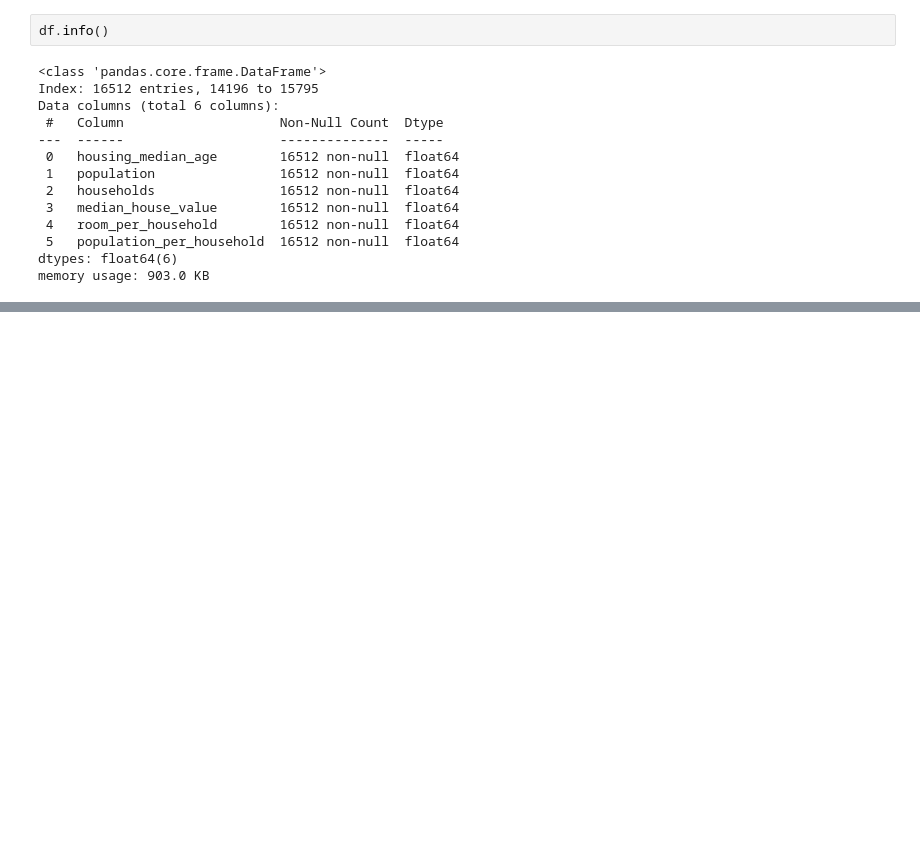
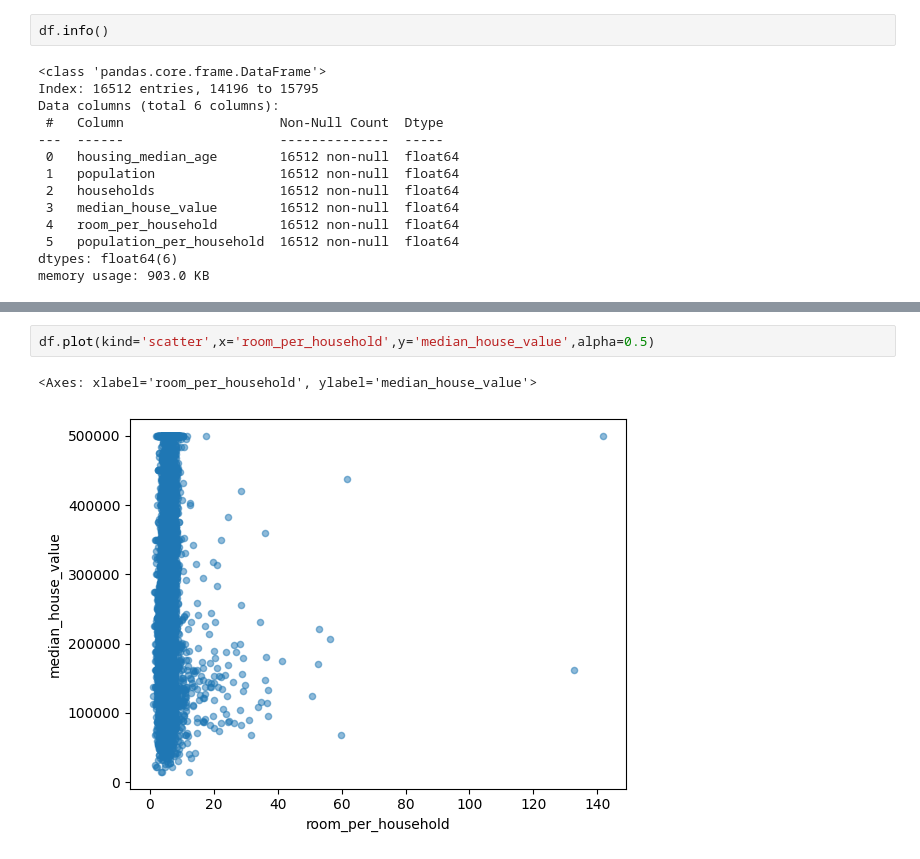
Before and after one commit to Nimish-nks/HousingProject, a Jupyter notebook: notebook/EDA.ipynb, the cells around one changed output, grey strips where cells are left out. Saved outputs shown, nothing was run; the diff lists cells and outputs as text; blank space fills up the shorter version.

```diff
--- a/notebook/EDA.ipynb
+++ b/notebook/EDA.ipynb
@@ -530,0 +548,5 @@ memory usage: 903.0 KB
+# %%
+df.plot(kind='scatter',x='room_per_household',y='median_house_value',alpha=0.5)
+# %% [output]
+<Axes: xlabel='room_per_household', ylabel='median_house_value'>
+[figure, added]
```
Also changed, not shown: parts of 3 cells of this notebook, 1 other file.
